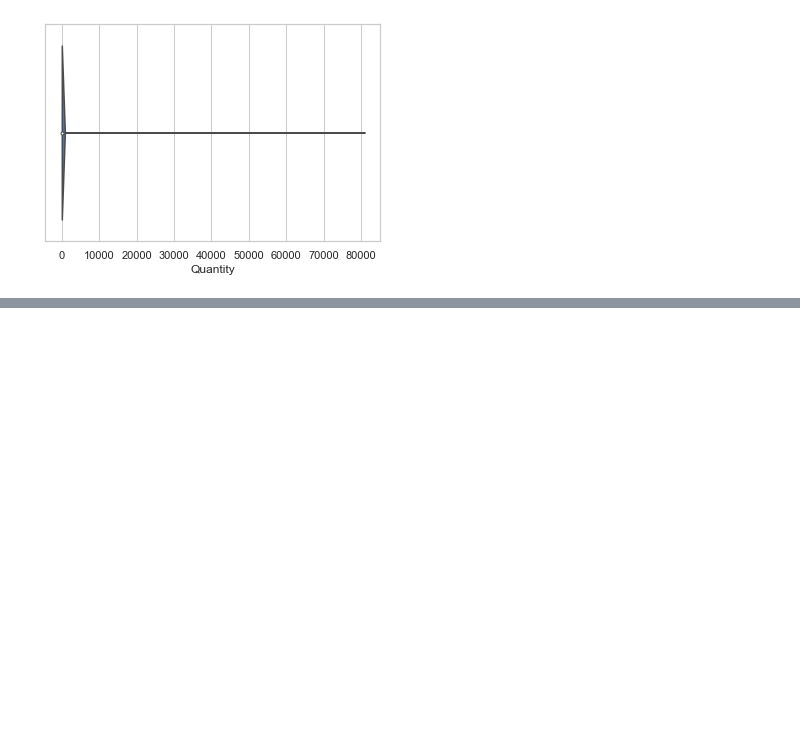
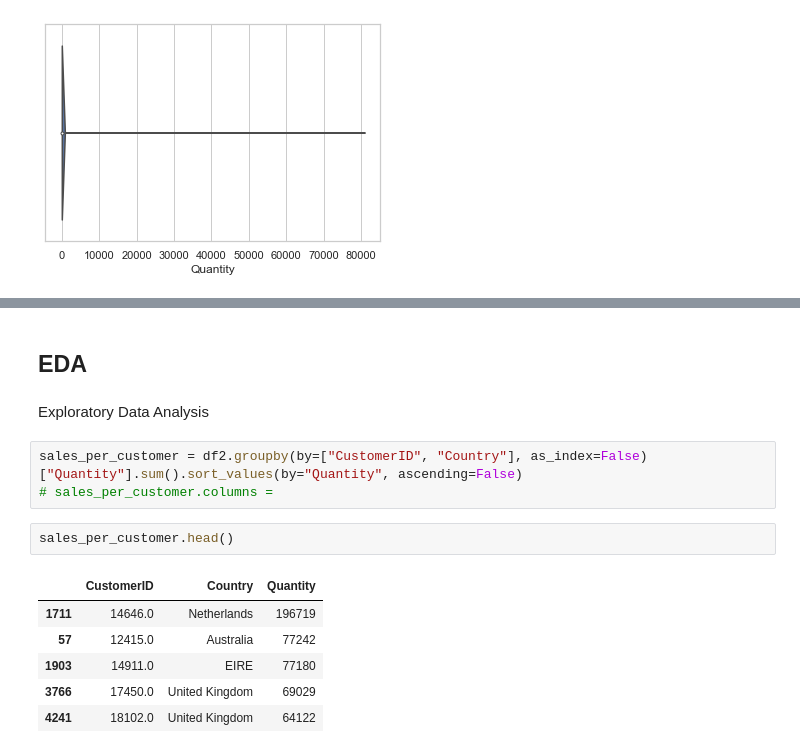
Before and after one commit to Zielzor/RetailDataAnalysis, a Jupyter notebook: Products Sales Analysis.ipynb, the cells around one changed output, grey strips where cells are left out. Cells and saved outputs as stored; diff of their text form; blank space fills up the shorter version.

```diff
--- a/Products Sales Analysis.ipynb
+++ b/Products Sales Analysis.ipynb
@@ -249,0 +250,16 @@ df2.head()
+# %% [markdown]
+## EDA
+# %% [markdown]
+Exploratory Data Analysis
+# %%
+sales_per_customer = df2.groupby(by=["CustomerID", "Country"], as_index=False)["Quantity"].sum().sort_values(by="Quantity", ascending=False)
+# sales_per_customer.columns =
+# %%
+sales_per_customer.head()
+# %% [output]
+|  | CustomerID | Country | Quantity |
+| 1711 | 14646.0 | Netherlands | 196719 |
+| 57 | 12415.0 | Australia | 77242 |
+| 1903 | 14911.0 | EIRE | 77180 |
+| 3766 | 17450.0 | United Kingdom | 69029 |
+| 4241 | 18102.0 | United Kingdom | 64122 |
```
Also changed, not shown: parts of 5 cells of this notebook.
